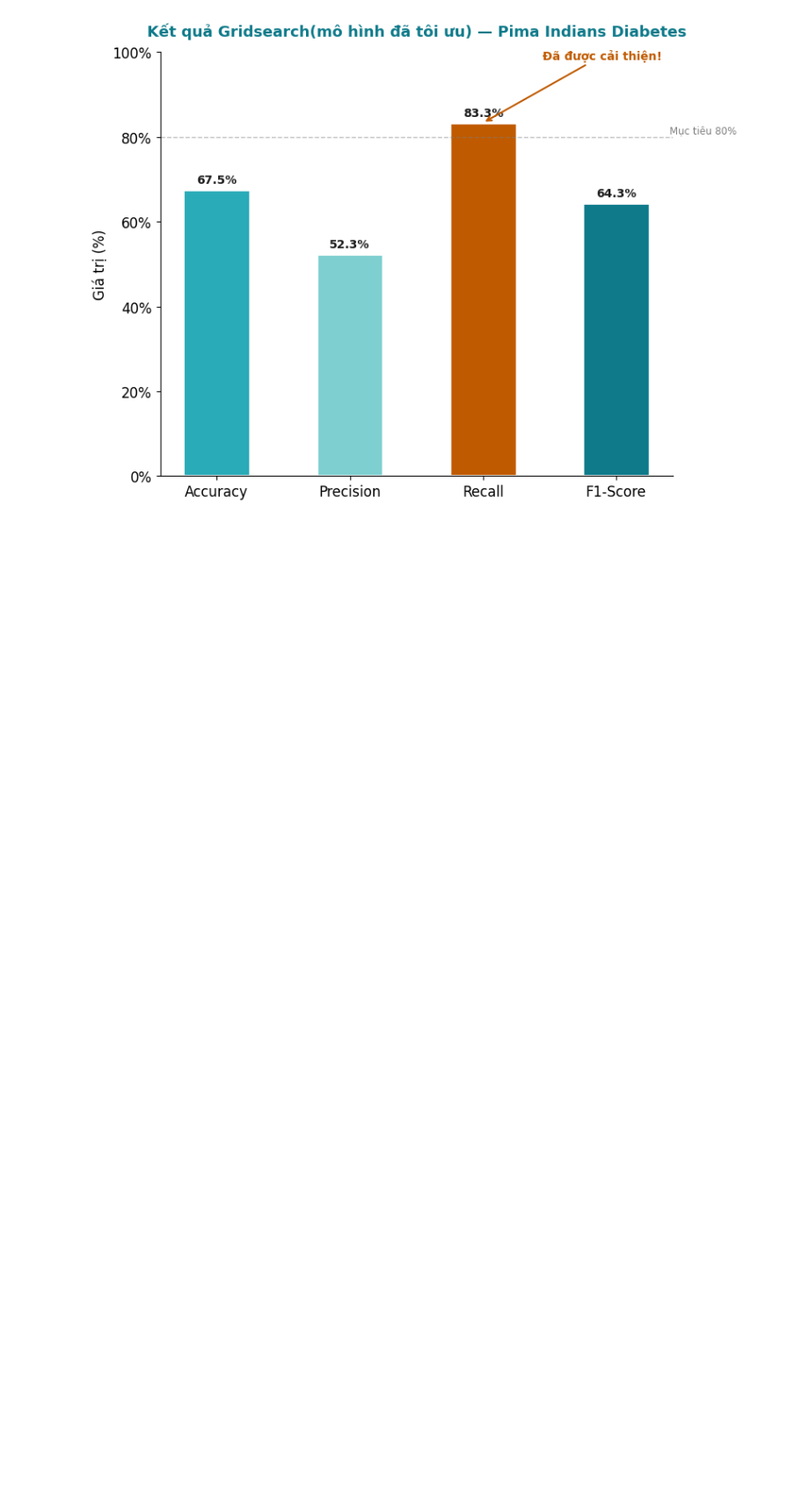
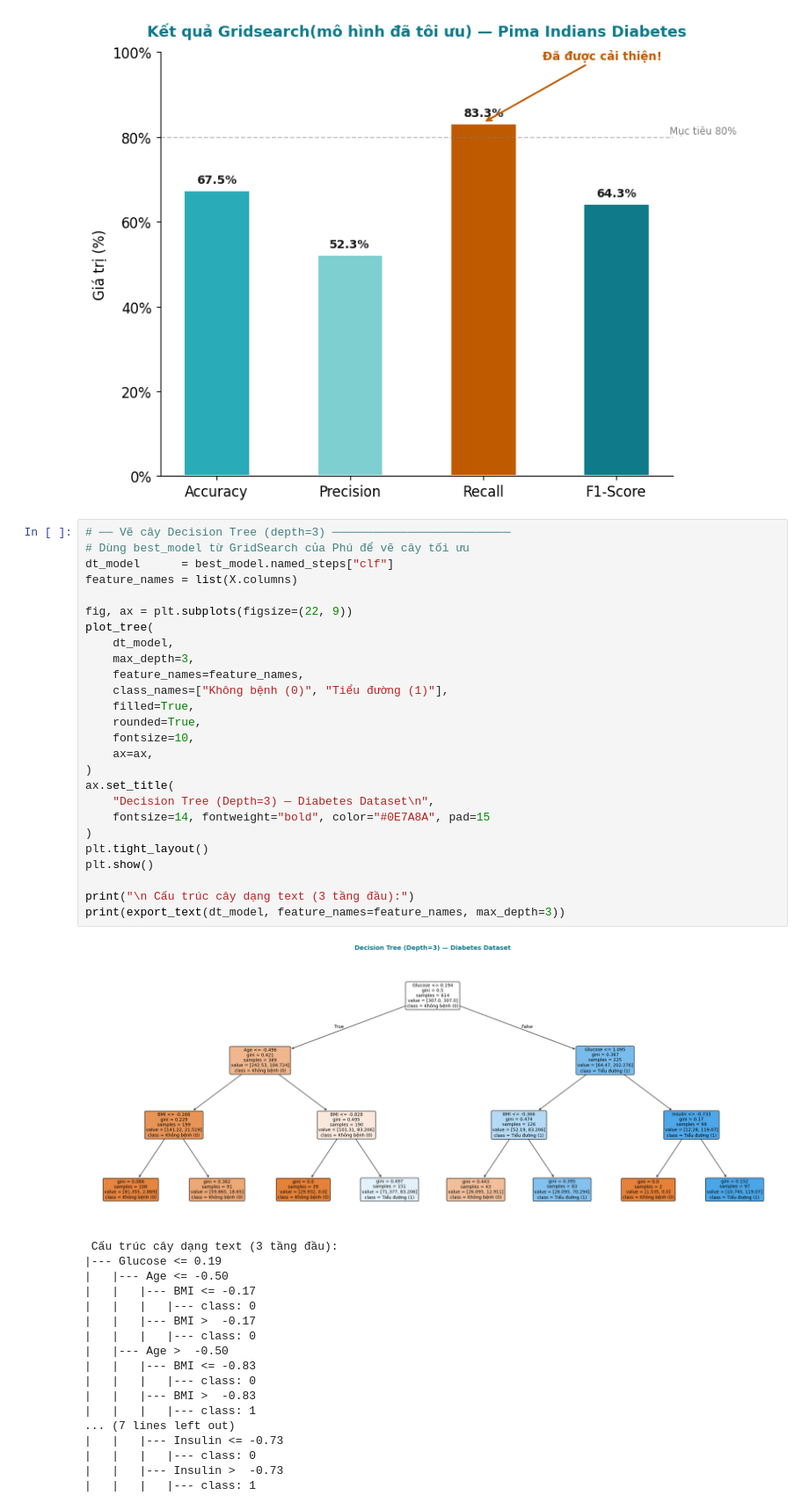
Before and after one commit to TramSt/decision-tree-pima-diabetes, a Jupyter notebook: notebooks/02_model.ipynb, the cells around one changed output. Shown at 88% size. Saved outputs shown, nothing was run; the diff lists cells and outputs as text; blank space fills up the shorter version.

```diff
--- a/notebooks/02_model.ipynb
+++ b/notebooks/02_model.ipynb
@@ -331,3 +331,48 @@ plt.tight_layout()
 plt.show()
 # %% [output]
 [figure]
+# %%
+# ── Vẽ cây Decision Tree (depth=3) ──────────────────────────
+# Dùng best_model từ GridSearch của Phú để vẽ cây tối ưu
+dt_model      = best_model.named_steps["clf"]
+feature_names = list(X.columns)
+
+fig, ax = plt.subplots(figsize=(22, 9))
+plot_tree(
+    dt_model,
+    max_depth=3,
+    feature_names=feature_names,
+    class_names=["Không bệnh (0)", "Tiểu đường (1)"],
+    filled=True,
+    rounded=True,
+    fontsize=10,
+    ax=ax,
+)
+ax.set_title(
+    "Decision Tree (Depth=3) — Diabetes Dataset\n",
+    fontsize=14, fontweight="bold", color="#0E7A8A", pad=15
+)
+plt.tight_layout()
+plt.show()
+
+print("\n Cấu trúc cây dạng text (3 tầng đầu):")
+print(export_text(dt_model, feature_names=feature_names, max_depth=3))
+# %% [output]
+[figure, added]
+ Cấu trúc cây dạng text (3 tầng đầu):
+|--- Glucose <= 0.19
+|   |--- Age <= -0.50
+|   |   |--- BMI <= -0.17
+|   |   |   |--- class: 0
+|   |   |--- BMI >  -0.17
+|   |   |   |--- class: 0
+|   |--- Age >  -0.50
+|   |   |--- BMI <= -0.83
+|   |   |   |--- class: 0
+|   |   |--- BMI >  -0.83
+|   |   |   |--- class: 1
+... (7 lines left out)
+|   |   |--- Insulin <= -0.73
+|   |   |   |--- class: 0
+|   |   |--- Insulin >  -0.73
+|   |   |   |--- class: 1
```
Also changed, not shown: parts of 4 cells of this notebook.
